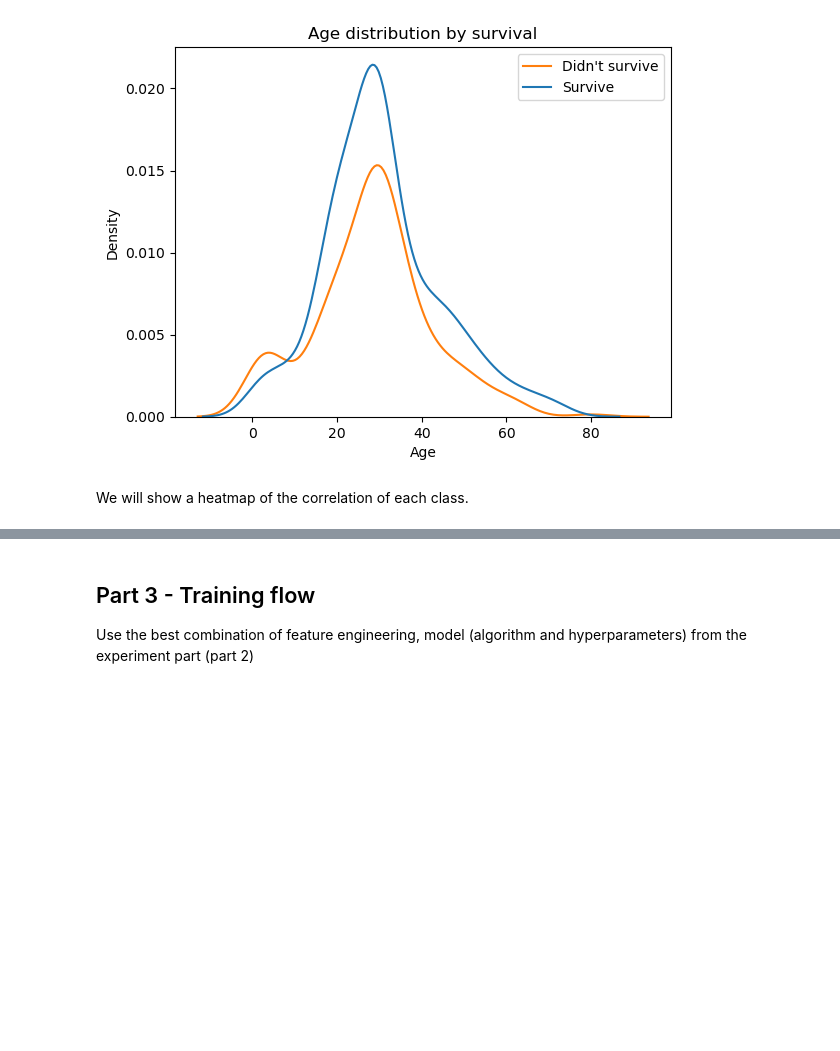
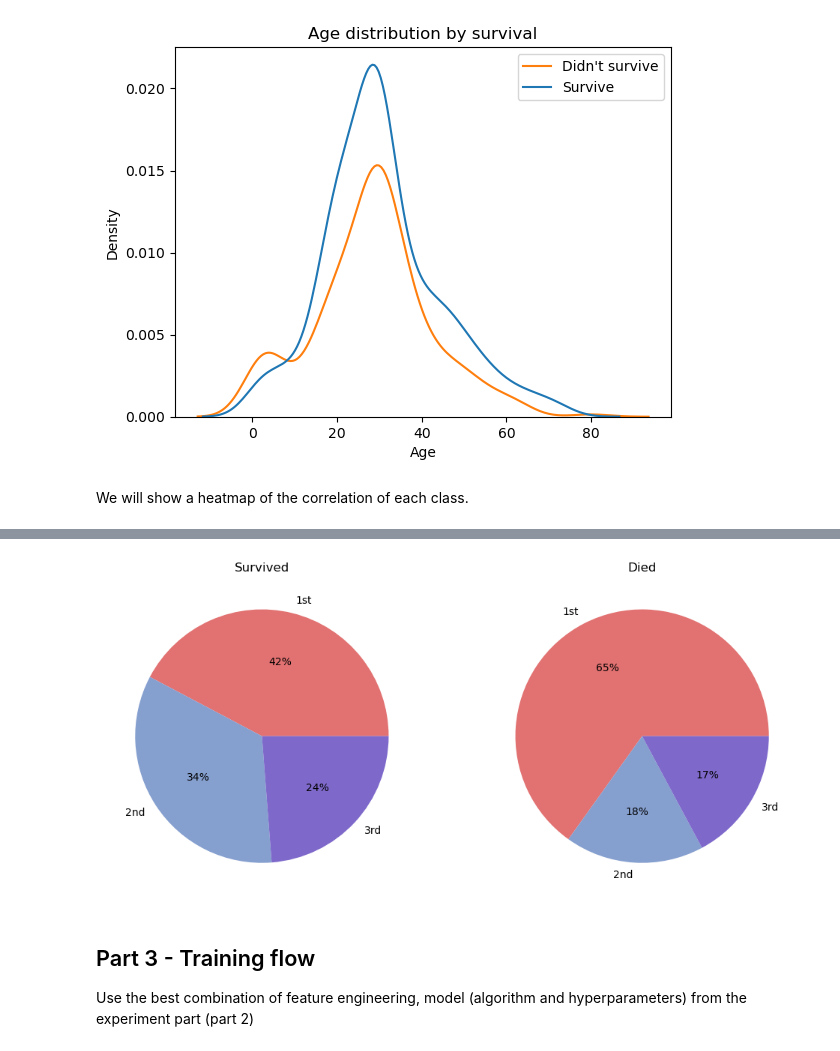
Before and after one commit to rroyd/supervised-learning-flow, a Jupyter notebook: Assignment2_supervised_learning_flow.ipynb, the cells around one changed output, grey strips where cells are left out. Cells and saved outputs as stored; diff of their text form; code cells hidden in the pictures; blank space fills up the shorter version.

```diff
--- a/Assignment2_supervised_learning_flow.ipynb
+++ b/Assignment2_supervised_learning_flow.ipynb
@@ -200,3 +207,15 @@ sns.heatmap(titanic_train.corr(), annot = True)
+# %%
+fig, ax = plt.subplots(1,2, figsize = (12,6))
+pallete_color= ["#e27171", "#859fcf", "#7e69cb"]
+surved = titanic_train[titanic_train[label] == 1]
+notSurved = titanic_train[titanic_train[label] == 0]
+ax[0].pie(surved["Pclass"].value_counts(), labels = ["1st", "2nd", "3rd"], colors = pallete_color, autopct='%.0f%%') #autopct is anotate
+ax[1].pie(notSurved["Pclass"].value_counts(), labels = ["1st", "2nd", "3rd"], colors = pallete_color, autopct='%.0f%%') #autopct is anotate
+ax[0].set_title("Survived")
+ax[1].set_title("Died")
+plt.show()
+# %% [output]
+[figure, added]
 # %% [markdown]
 ## Part 3 - Training flow
 Use the best combination of feature engineering, model (algorithm and hyperparameters) from the experiment part (part 2)
```
Also changed, not shown: parts of 3 cells of this notebook.
